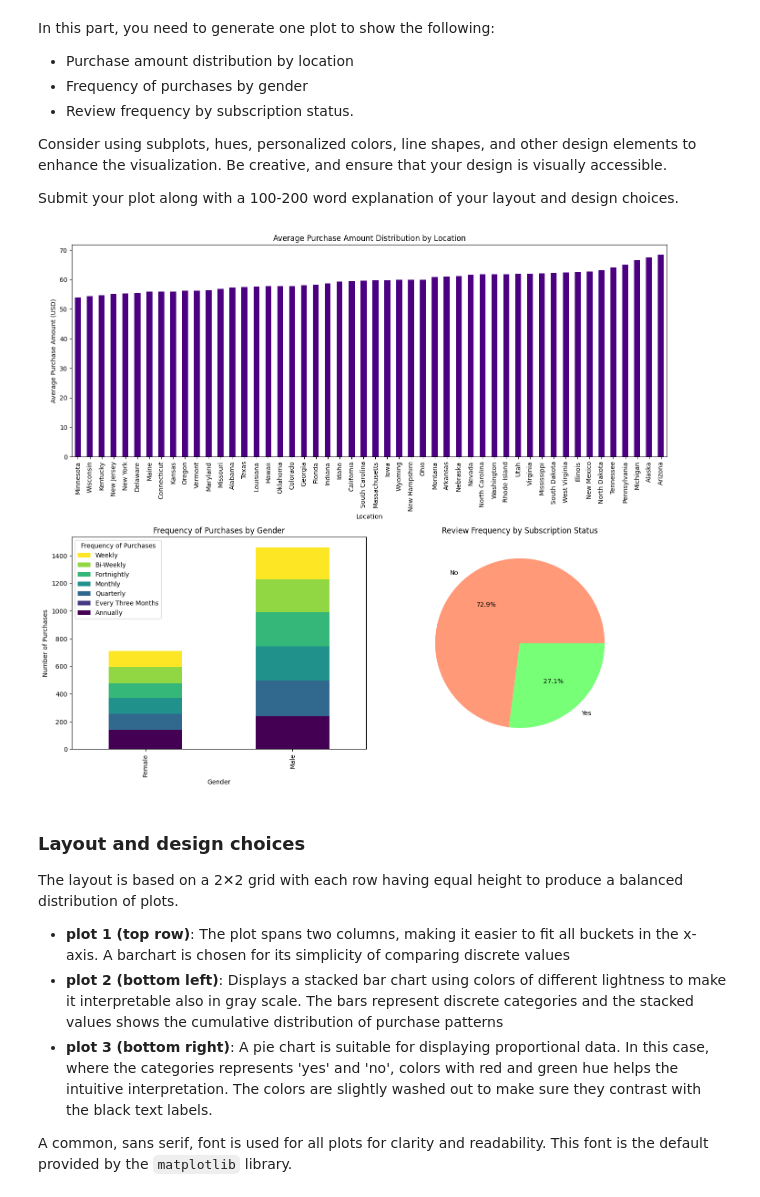
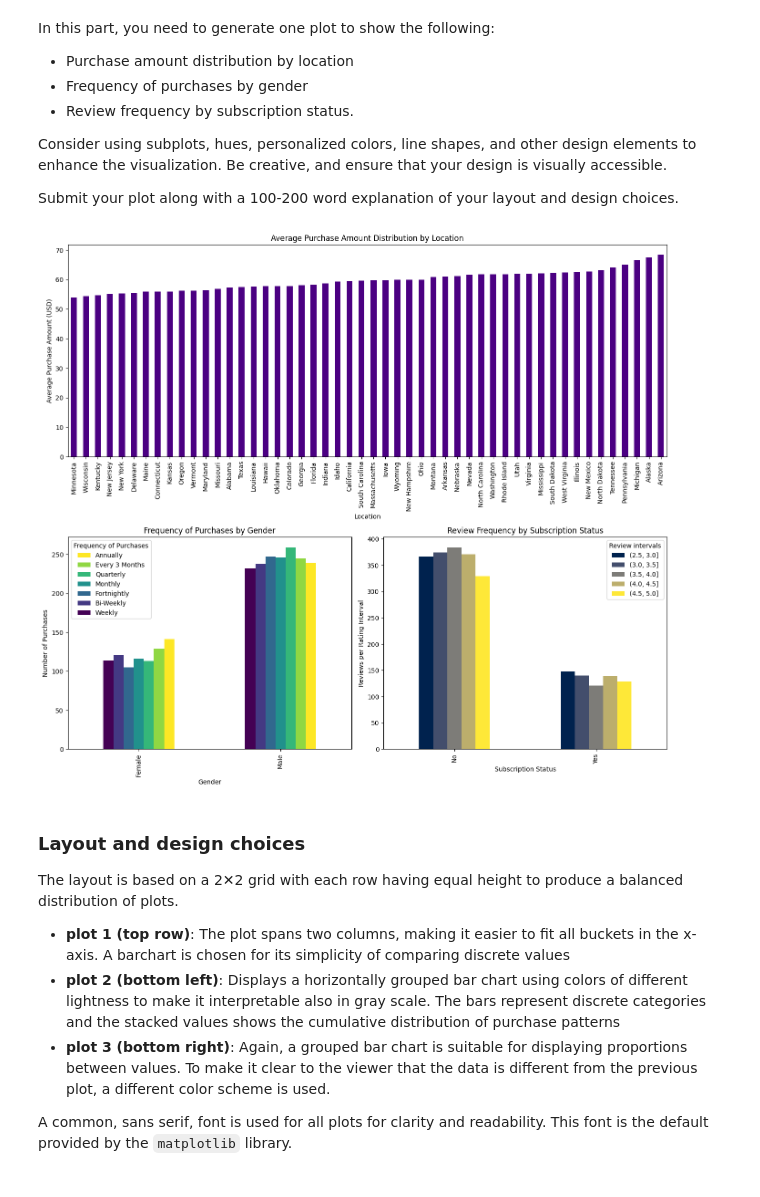
Before and after one commit to ss73/Programming-in-Python-Standard-and-External-Library-Packages-5KK048-53603, a Jupyter notebook: lab-4_1-pandas-and-pyplot.ipynb, the cells around one changed output. Cells and saved outputs as stored; diff of their text form; code cells hidden in the pictures.

Commit message:
Kaggle Notebook | Lab 4.1: Scientific computing and visualizations | Version 4

````diff
--- a/lab-4_1-pandas-and-pyplot.ipynb
+++ b/lab-4_1-pandas-and-pyplot.ipynb
@@ -203,3 +203,16 @@ pd.DataFrame(df2[df2['Review Rating'].notnull()][['Subscription Status', 'Review
 | Subscription Status |  |
 | No | 2705 |
 | Yes | 1005 |
+# %%
+df3 = (df[['Review Rating', 'Subscription Status']]).dropna(axis=0, subset=['Subscription Status'])
+bins = [2.5, 3, 3.5, 4, 4.5, 5]
+#bins = [2.5, 5]
+df3['Review intervals'] = pd.cut(df['Review Rating'], bins)
+df4 = pd.DataFrame(df3.groupby(['Subscription Status', 'Review intervals'], dropna=False, observed=False).size(), columns=['Count'])
+df4
+#pd.DataFrame(df2[['Review Rating', 'Subscription Status']].groupby(['Subscription Status', 'Review Rating'], dropna=False).size())
+#plot = df4.plot.pie(subplots=True)
+#plot = df4.plot.bar(stacked=False)
+df['Review intervals'] = pd.cut(df['Review Rating'], bins)
+#df3.groupby(['Subscription Status', 'Review intervals'], dropna=False, observed=False).size().unstack().plot(kind='pie', subplots=True, colormap='viridis')
+df3.groupby(['Subscription Status', 'Review intervals'], dropna=False, observed=False).size().unstack().plot(kind='bar', subplots=False, colormap='viridis')
@@ -249,44 +265,50 @@ import matplotlib.gridspec as gridspec
 
 fig = plt.figure(figsize=(14, 18))
 gs = gridspec.GridSpec(3, 2, height_ratios=[1, 1, 1])
 
 # Purchase amount distribution by location (spans both columns)
 ax1 = fig.add_subplot(gs[0, :])
 df.groupby('Location')['Purchase Amount (USD)'].mean().sort_values().plot(kind='bar', ax=ax1, color='indigo')
 ax1.set_title('Average Purchase Amount Distribution by Location')
 ax1.set_xlabel('Location')
 ax1.set_ylabel('Average Purchase Amount (USD)')
 ax1.tick_params(axis='x', rotation=90)
 
 # Frequency of purchases by gender (left column)
 ax2 = fig.add_subplot(gs[1, 0])
-order = ['Annually', 'Every Three Months', 'Quarterly', 'Monthly', 'Fortnightly', 'Bi-Weekly', 'Weekly']
-df['Frequency of Purchases'] = pd.Categorical(df['Frequency of Purchases'], categories=order, ordered=True)
-df.groupby(['Gender', 'Frequency of Purchases'], observed=False).size().unstack().reindex(columns=order).plot(kind='bar', stacked=True, ax=ax2, colormap='viridis')
+order = ['Annually', 'Every 3 Months', 'Quarterly', 'Monthly', 'Fortnightly', 'Bi-Weekly', 'Weekly'][::-1]
+#order = ['Annually', 'Quarterly', 'Monthly', 'Fortnightly', 'Bi-Weekly', 'Weekly']
+#df['Frequency of Purchases'] = pd.Categorical(df['Frequency of Purchases'], categories=order, ordered=True)
+#df.groupby(['Gender', 'Frequency of Purchases'], observed=False).size().unstack().reindex(columns=order).plot(kind='bar', stacked=False, ax=ax2, colormap='viridis')
+df.groupby(['Gender', 'Frequency of Purchases'], observed=False).size().unstack().reindex(columns=order).plot(kind='bar', stacked=False, ax=ax2, colormap='viridis')
 handles, labels = ax2.get_legend_handles_labels()
 ax2.legend(handles[::-1], labels[::-1], title='Frequency of Purchases')
 ax2.set_title('Frequency of Purchases by Gender')
 ax2.set_xlabel('Gender')
 ax2.set_ylabel('Number of Purchases')
 
 # Review frequency by subscription status (right column)
 ax3 = fig.add_subplot(gs[1, 1])
-df2[df2['Review Rating'].notnull()].groupby('Subscription Status').size().plot(kind='pie', autopct='%1.1f%%', ax=ax3, colors=['#ff9977', '#77ff77'])
+#df2[df2['Review Rating'].notnull()].groupby('Subscription Status').size().plot(kind='pie', autopct='%1.1f%%', ax=ax3, colors=['#ff9977', '#77ff77'])
+bins = [2.5, 3, 3.5, 4, 4.5, 5]
+df['Review intervals'] = pd.cut(df['Review Rating'], bins)
+df.groupby(['Subscription Status', 'Review intervals'], observed=False).size().unstack().plot(kind='bar', ax=ax3, colormap='cividis')
 ax3.set_title('Review Frequency by Subscription Status')
-ax3.set_ylabel('')
+ax3.set_ylabel('Reviews per Rating Interval')
 
 # Increase padding between charts
 plt.subplots_adjust(hspace=0.4)
 
 plt.tight_layout()
+plt.savefig('plot.png', bbox_inches='tight')
 plt.show()
 # %% [output]
-[figure, old version]
+[figure, new version]
 # %% [markdown]
 ### Layout and design choices
 The layout is based on a 2✕2 grid with each row having equal height to produce a balanced distribution of plots.
 - **plot 1 (top row)**: The plot spans two columns, making it easier to fit all buckets in the x-axis. A barchart is chosen for its simplicity of comparing discrete values
-- **plot 2 (bottom left)**: Displays a stacked bar chart using colors of different lightness to make it interpretable also in gray scale. The bars represent discrete categories and the stacked values shows the cumulative distribution of purchase patterns
-- **plot 3 (bottom right)**: A pie chart is suitable for displaying proportional data. In this case, where the categories represents 'yes' and 'no', colors with red and green hue helps the intuitive interpretation. The colors are slightly washed out to make sure they contrast with the black text labels.
+- **plot 2 (bottom left)**: Displays a horizontally grouped bar chart using colors of different lightness to make it interpretable also in gray scale. The bars represent discrete categories and the stacked values shows the cumulative distribution of purchase patterns
+- **plot 3 (bottom right)**: Again, a grouped bar chart is suitable for displaying proportions between values. To make it clear to the viewer that the data is different from the previous plot, a different color scheme is used.
 
 A common, sans serif, font is used for all plots for clarity and readability. This font is the default provided by the ```matplotlib``` library.
````
Also changed, not shown: parts of 2 cells of this notebook.
